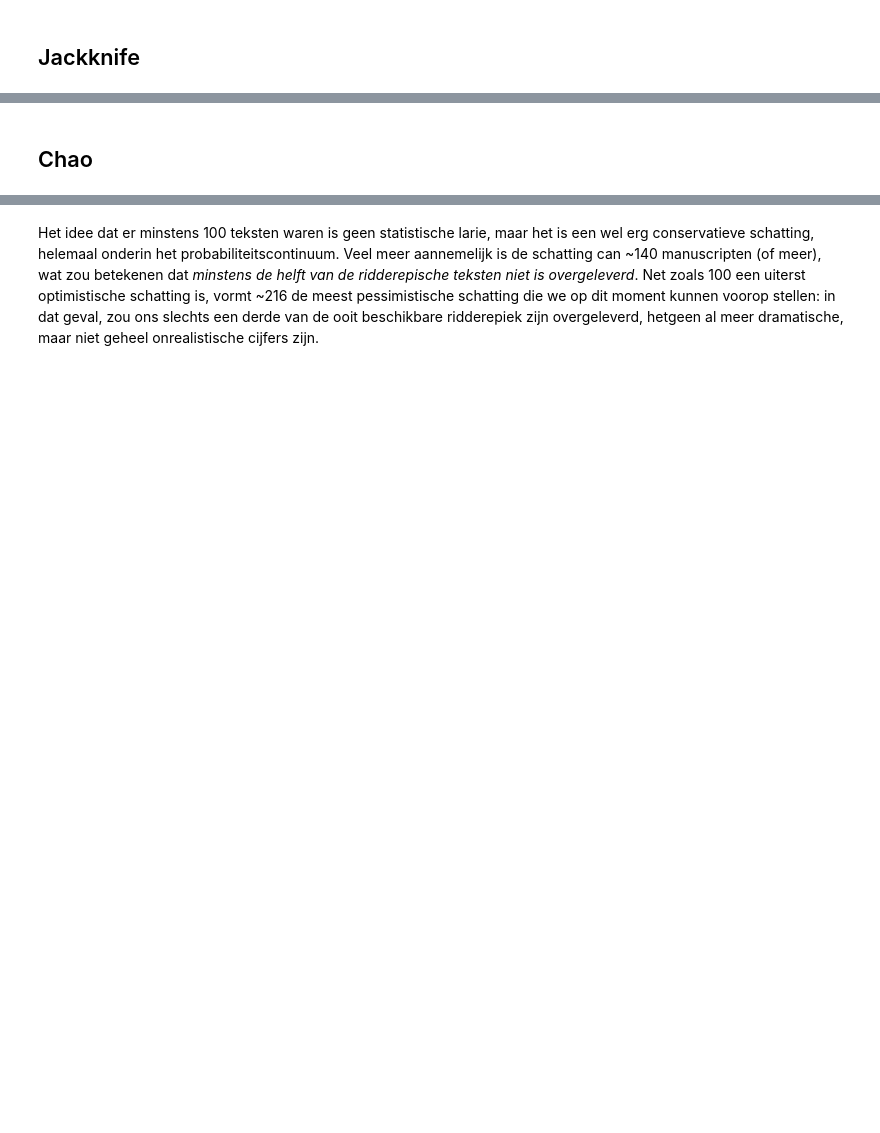
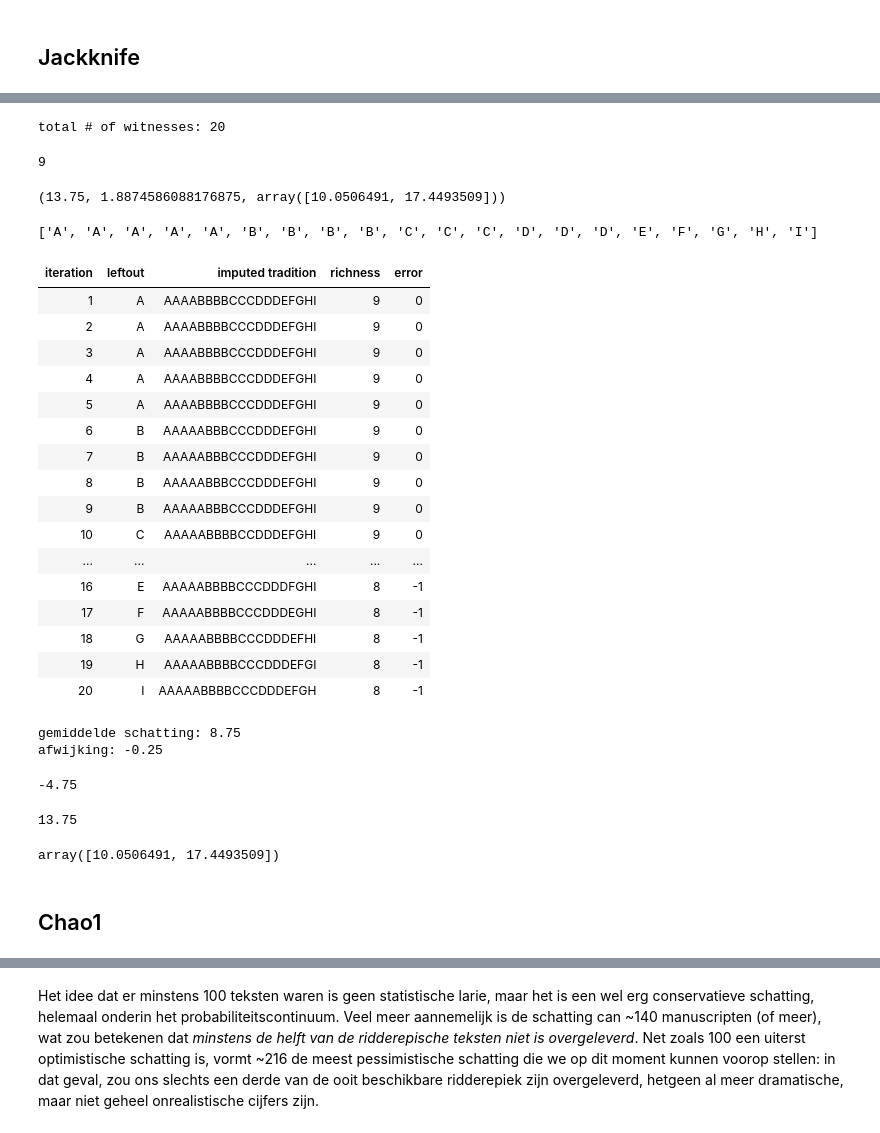
Before and after one commit to mikekestemont/chivalric_diversity, a Jupyter notebook: analysis.ipynb, the cells around one changed output, grey strips where cells are left out. Cells and saved outputs as stored; diff of their text form; code cells hidden in the pictures; blank space fills up the shorter version.

```diff
--- a/analysis.ipynb
+++ b/analysis.ipynb
@@ -169,0 +212,19 @@ t - bias
+# %%
+print('total # of witnesses:', df['mss'].sum())
+# %% [output]
+total # of witnesses: 20
+# %%
+species_richness(df['mss'])
+# %% [output]
+9
+# %%
+jackknife(df['mss'])
+# %% [output]
+(13.75, 1.8874586088176875, array([10.0506491, 17.4493509]))
+# %%
+data = np.array(df['mss'])
+x = np.array(sum([[i]*c for i, c in enumerate(data, 1)], []))
+tradition = [names[i - 1] for i in x]
+print(tradition)
+# %% [output]
+['A', 'A', 'A', 'A', 'A', 'B', 'B', 'B', 'B', 'C', 'C', 'C', 'D', 'D', 'D', 'E', 'F', 'G', 'H', 'I']
@@ -170,2 +239,50 @@ t - bias
+# %%
+df = pd.DataFrame(bootstrap, columns=('iteration', 'leftout', 'imputed tradition', 'richness', 'error'))
+display(HTML(df.to_html(index=False)))
+# %% [output]
+| iteration | leftout | imputed tradition | richness | error |
+| 1 | A | AAAABBBBCCCDDDEFGHI | 9 | 0 |
+| 2 | A | AAAABBBBCCCDDDEFGHI | 9 | 0 |
+| 3 | A | AAAABBBBCCCDDDEFGHI | 9 | 0 |
+| 4 | A | AAAABBBBCCCDDDEFGHI | 9 | 0 |
+| 5 | A | AAAABBBBCCCDDDEFGHI | 9 | 0 |
+| 6 | B | AAAAABBBCCCDDDEFGHI | 9 | 0 |
+| 7 | B | AAAAABBBCCCDDDEFGHI | 9 | 0 |
+| 8 | B | AAAAABBBCCCDDDEFGHI | 9 | 0 |
+| 9 | B | AAAAABBBCCCDDDEFGHI | 9 | 0 |
+| 10 | C | AAAAABBBBCCDDDEFGHI | 9 | 0 |
+| ... | ... | ... | ... | ... |
+| 16 | E | AAAAABBBBCCCDDDFGHI | 8 | -1 |
+| 17 | F | AAAAABBBBCCCDDDEGHI | 8 | -1 |
+| 18 | G | AAAAABBBBCCCDDDEFHI | 8 | -1 |
+| 19 | H | AAAAABBBBCCCDDDEFGI | 8 | -1 |
+| 20 | I | AAAAABBBBCCCDDDEFGH | 8 | -1 |
+# %%
+mean_estimate = np.mean(df['richness'])
+print('gemiddelde schatting:', mean_estimate)
+print('afwijking:', mean_estimate - 9)
+# %% [output]
+gemiddelde schatting: 8.75
+afwijking: -0.25
+# %%
+bias = 19 * (mean_estimate - 9)
+bias
+# %% [output]
+-4.75
+# %%
+corrected = 9 - bias
+corrected
+# %% [output]
+13.75
+# %%
+conf_lvl = .95
+
+std_err = np.sqrt(19 * np.mean((mean_estimate - df['richness']) * (mean_estimate - df['richness']), axis=0))
+
+z_score = np.sqrt(2.0) * erfinv(conf_lvl)
+conf_interval = corrected + z_score * np.array((-std_err, std_err))
+conf_interval
+# %% [output]
+array([10.0506491, 17.4493509])
 # %% [markdown]
-## Chao
+## Chao1
```
Also changed, not shown: parts of 83 cells of this notebook.
